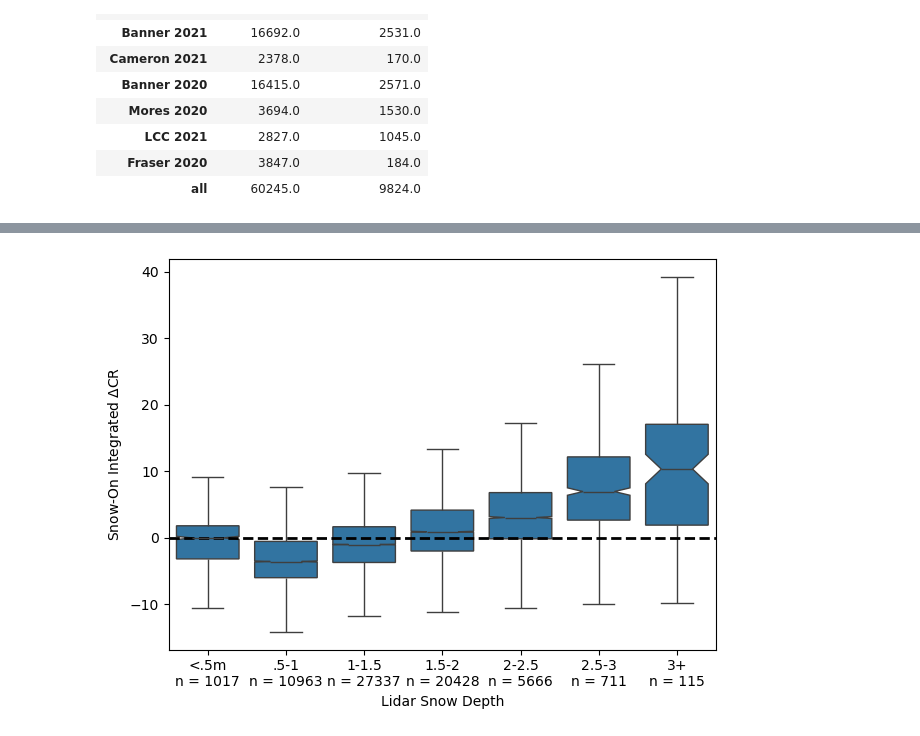
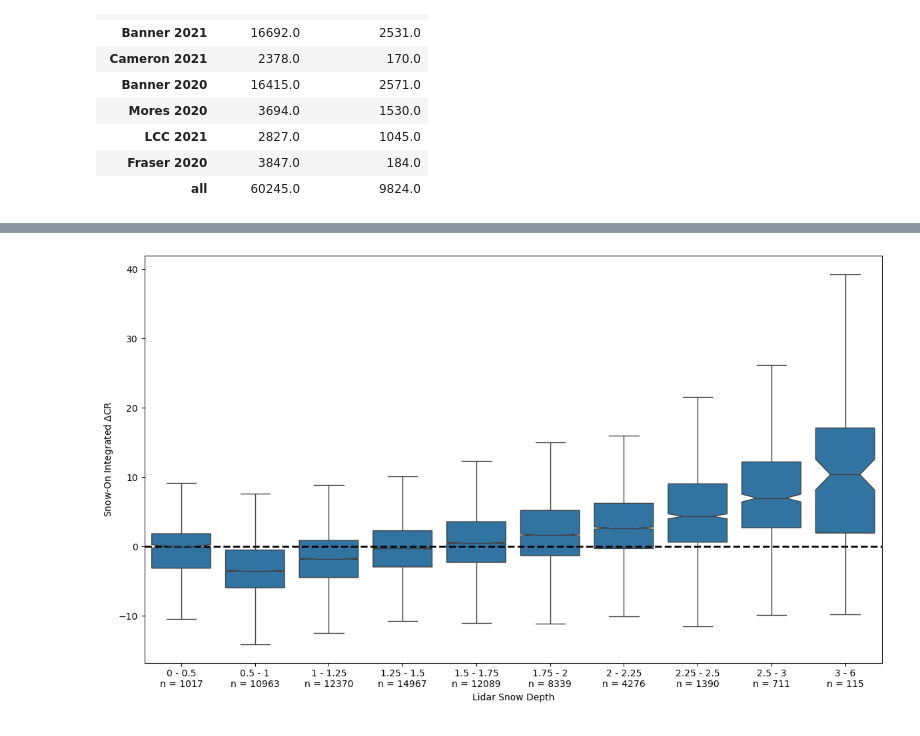
Before and after one commit to ZachHoppinen/spicy-analysis, a Jupyter notebook: src/compare/cr_signal/cr_signal_figures.ipynb, the cells around one changed output, grey strips where cells are left out. Saved outputs shown, nothing was run; the diff lists cells and outputs as text; code cells hidden in the pictures.

```diff
--- a/src/compare/cr_signal/cr_signal_figures.ipynb
+++ b/src/compare/cr_signal/cr_signal_figures.ipynb
@@ -248,3 +249,7 @@ res
 | LCC 2021 | 2827.0 | 1045.0 |
 | Fraser 2020 | 3847.0 | 184.0 |
 | all | 60245.0 | 9824.0 |
+# %%
+bins = [0, 0.5, 1, 1.25, 1.5, 1.75, 2, 2.25, 2.5, 3, 6]
+for l, h in zip(bins, bins[1:]):
+    print(f'{l} - {h}')
@@ -251,33 +267,37 @@ res
 # %%
-fig, ax6 = plt.subplots()
+fig, ax6 = plt.subplots(figsize = (12, 7))
 xs, ys = [], []
 for name, ds in dss.items():
     # ds = ds.where(ds['fcf'] < 0.5)
     x = ds['lidar-sd'].data.ravel()
     y = ds['deltaCR'].where((ds['ims'] == 4)).sum(['time']).data.ravel()
     idx = ~np.isnan(x) & ~np.isnan(y) #& (y != 0)
     x, y = x[idx], y[idx]
     xs.extend(x)
     ys.extend(y)
 
 x_y_df = pd.DataFrame(np.column_stack([xs, ys]), columns = ['snow_depth', 'CR'])
 bins = np.arange(0, 4, 0.5)
-bins[-1] = 6
+bins = [0, 0.5, 1, 1.25, 1.5, 1.75, 2, 2.25, 2.5, 3, 6]
+bin_labels = [f'{l} - {h}' for l, h in zip(bins, bins[1:])]
+# bins[-1] = 6
 # bins = [0, 0.5, 1, 1.5, 2, 2.5, 6]
-x_y_df['sd_bin'] = pd.cut(x_y_df.snow_depth, bins, labels = ['<.5m', '.5-1', '1-1.5', '1.5-2','2-2.5','2.5-3', '3+'])
+# x_y_df['sd_bin'] = pd.cut(x_y_df.snow_depth, bins, labels = ['<.5m', '.5-1', '1-1.5', '1.5-2','2-2.5','2.5-3', '3+'])
+x_y_df['sd_bin'] = pd.cut(x_y_df.snow_depth, bins, labels = bin_labels)
+
 sns.boxplot(x_y_df, x = 'sd_bin', y = 'CR', ax = ax6, showmeans = False, showfliers = False, notch = True)
 kwargs = {'alpha':0}
 # sns.barplot(x="sd_bin", y="CR", data=x_y_df, capsize=.1, n_boot=1000, errorbar=('ci', 95), errwidth=2,ax = ax6, **kwargs)
 ax6.axhline(0, linestyle ='dashed',color='k', linewidth = 2)
 # ax6.set_title('Cross Ratio vs Snow Depth')
 ax6.set_ylabel('Snow-On Integrated $\Delta$CR')
 ax6.set_xlabel('Lidar Snow Depth')
 components = list(zip([lab.get_text() for lab in ax6.get_xticklabels()],x_y_df['sd_bin'].dropna().value_counts(sort = False).values))
 new_labels = [l[0]+f'\nn = {l[1]}' for l in components]
 ax6.set_xticklabels(new_labels)
 
 
 
 plt.tight_layout()
 # %% [output]
-[figure, old version]
+[figure, new version]
```
Also changed, not shown: parts of 3 cells of this notebook, 2 other files.
